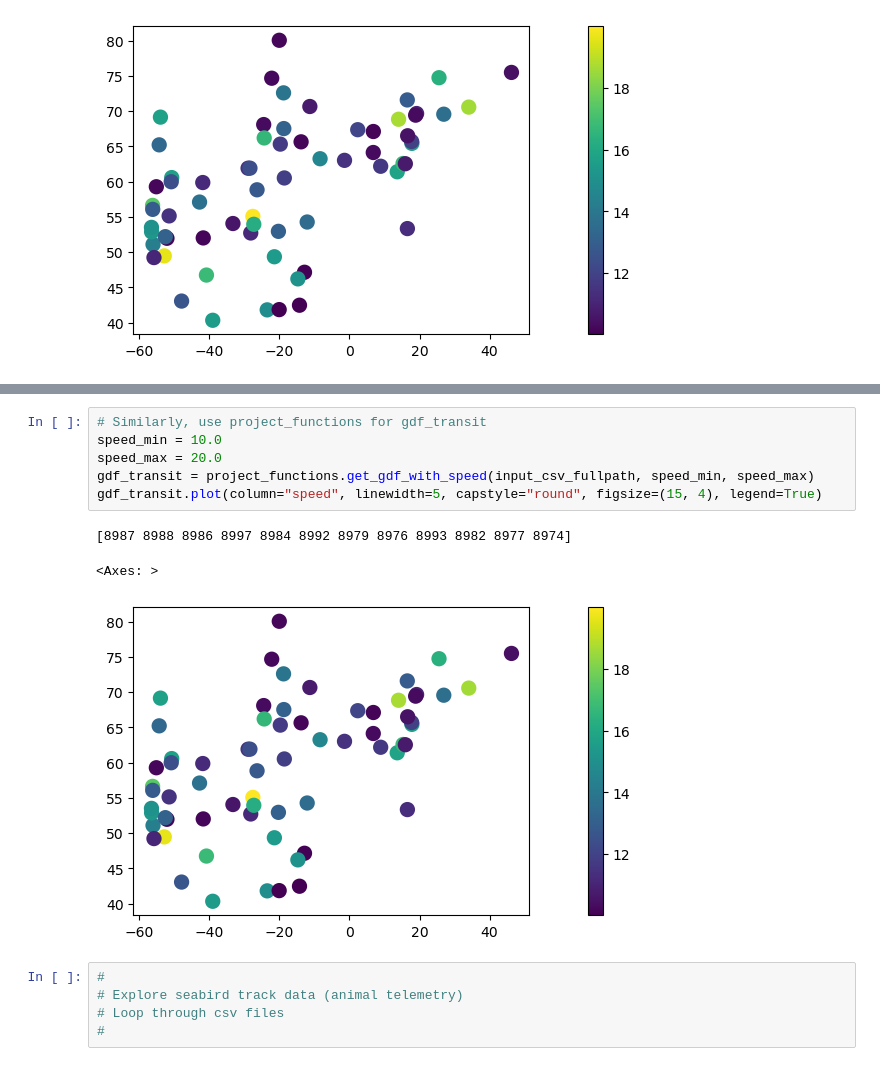
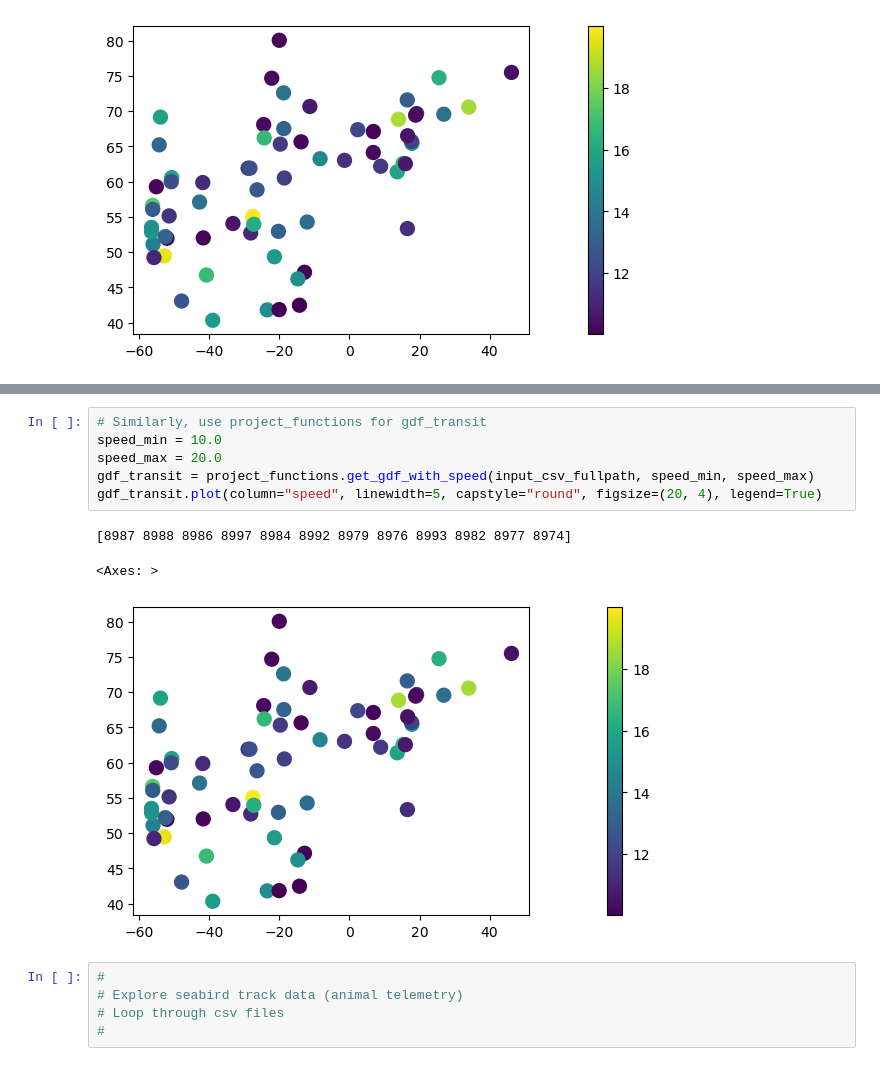
Before and after one commit to sblockhartzzero/GIS5201, a Jupyter notebook: project_code/gis5201_project_GEE_example3.ipynb, the cells around one changed output, grey strips where cells are left out. Drawn from its saved outputs; the diff is of its cells as text.

```diff
--- a/project_code/gis5201_project_GEE_example3.ipynb
+++ b/project_code/gis5201_project_GEE_example3.ipynb
@@ -250,13 +290,13 @@ gdf_stops.plot(column="speed", linewidth=5, capstyle="round", figsize=(15, 4), l
 # %%
 # Similarly, use project_functions for gdf_transit
 speed_min = 10.0
 speed_max = 20.0
 gdf_transit = project_functions.get_gdf_with_speed(input_csv_fullpath, speed_min, speed_max)
-gdf_transit.plot(column="speed", linewidth=5, capstyle="round", figsize=(15, 4), legend=True)
+gdf_transit.plot(column="speed", linewidth=5, capstyle="round", figsize=(20, 4), legend=True)
 # %% [output]
 [8987 8988 8986 8997 8984 8992 8979 8976 8993 8982 8977 8974]
 <Axes: >
-[figure, old version]
+[figure, new version]
 # %%
 #
 # Explore seabird track data (animal telemetry)
```
Also changed, not shown: parts of 21 cells of this notebook, 1 other file.
